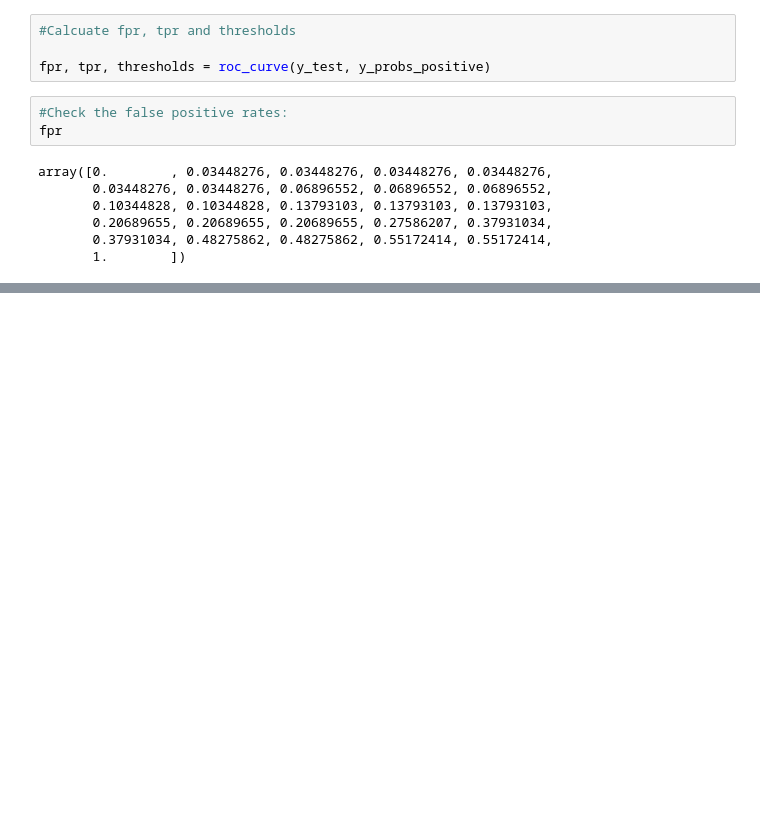
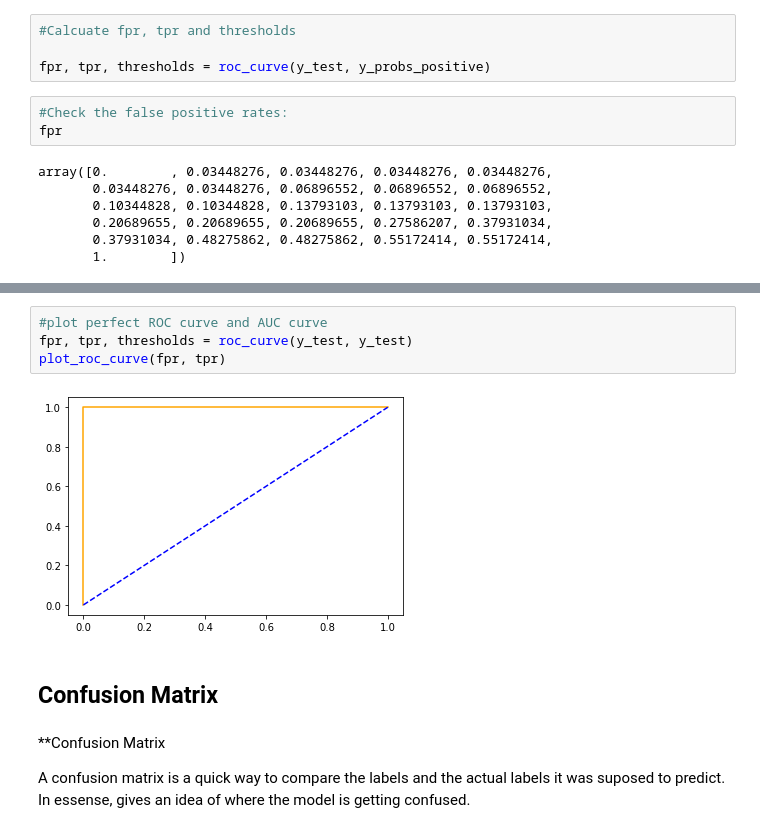
Before and after one commit to Arrancara/Udemy_ML_Data_Science, a Jupyter notebook: SciKit Learn/Untitled.ipynb, the cells around one changed output, grey strips where cells are left out. Drawn from its saved outputs; the diff is of its cells as text; blank space fills up the shorter version.

```diff
--- a/SciKit Learn/Untitled.ipynb
+++ b/SciKit Learn/Untitled.ipynb
@@ -1101,0 +857,13 @@ def plot_roc_curve(fpr, tpr):
+# %%
+#plot perfect ROC curve and AUC curve
+fpr, tpr, thresholds = roc_curve(y_test, y_test)
+plot_roc_curve(fpr, tpr)
+# %% [output]
+[figure, added]
+# %% [markdown]
+## Confusion Matrix
+# %% [markdown]
+**Confusion Matrix
+
+A confusion matrix is a quick way to compare the labels and the actual labels it was suposed to predict.
+In essense, gives an idea of where the model is getting confused.
```
Also changed, not shown: parts of 120 cells of this notebook, 3 other files.
